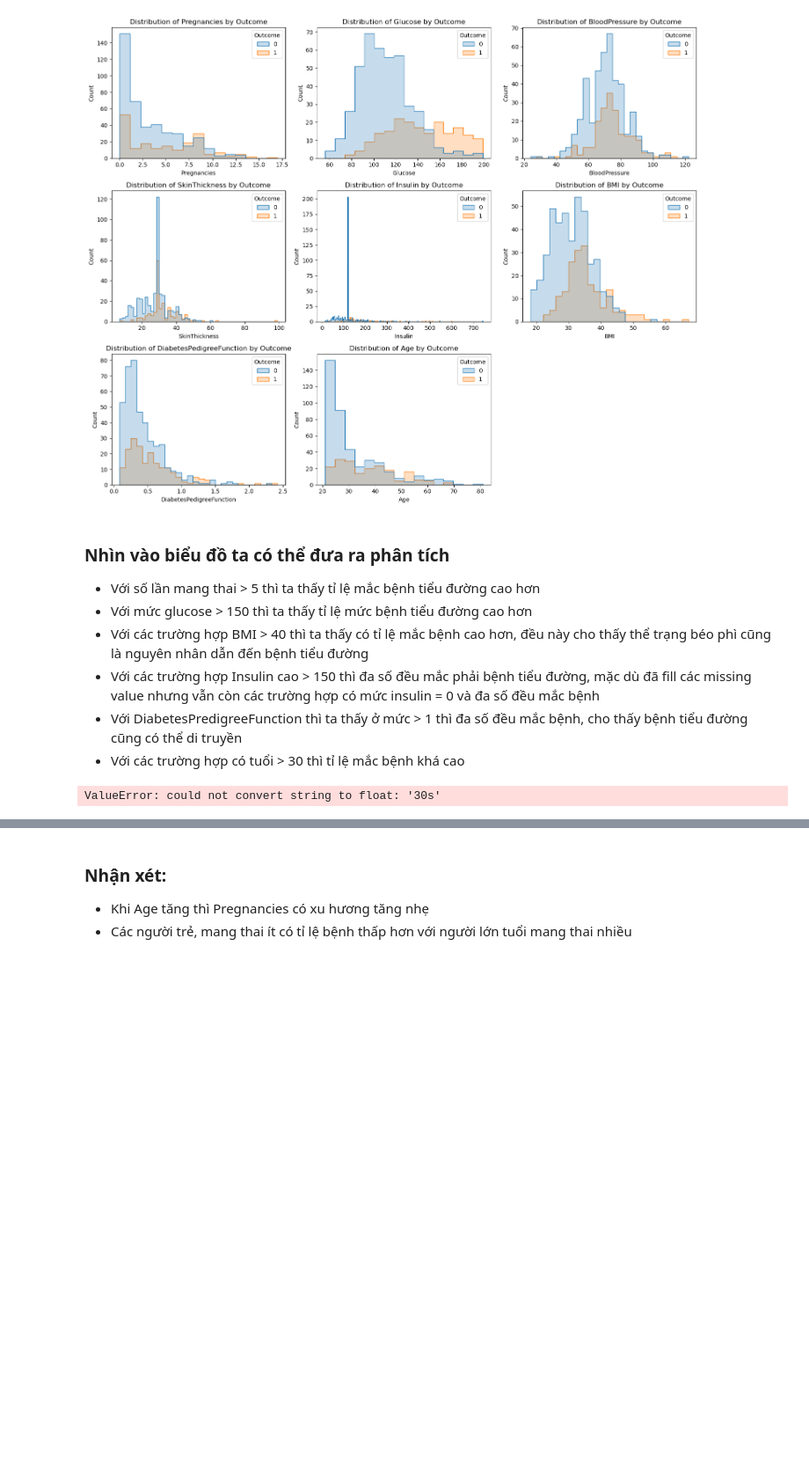
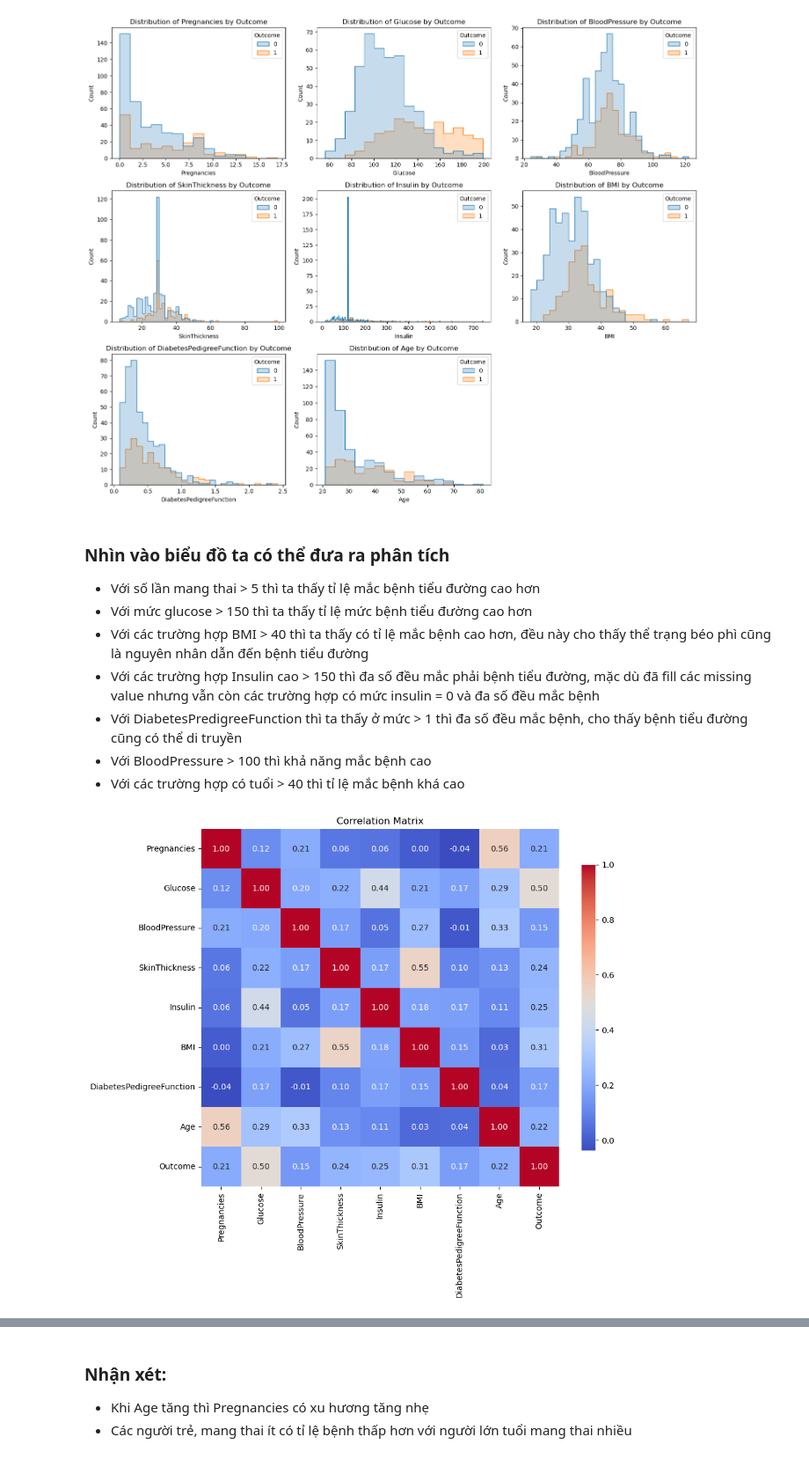
Before and after one commit to MinhNguyen-leo/SGU25_ML_GroupProject, a Jupyter notebook: Pima_indians_diabetes/Pima_indians_diabetes.ipynb, the cells around one changed output, grey strips where cells are left out. Shown at 88% size. Cells and saved outputs as stored; diff of their text form; code cells hidden in the pictures; blank space fills up the shorter version.

```diff
--- a/Pima_indians_diabetes/Pima_indians_diabetes.ipynb
+++ b/Pima_indians_diabetes/Pima_indians_diabetes.ipynb
@@ -137,15 +158,16 @@ plot_feature_distributions(df_train, features, target)
 * Với các trường hợp BMI > 40 thì ta thấy có tỉ lệ mắc bệnh cao hơn, đều này cho thấy thể trạng béo phì cũng là nguyên nhân dẫn đến bệnh tiểu đường
 * Với các trường hợp Insulin cao > 150 thì đa số đều mắc phải bệnh tiểu đường, mặc dù đã fill các missing value nhưng vẫn còn các trường hợp có mức insulin = 0 và đa số đều mắc bệnh
 * Với DiabetesPredigreeFunction thì ta thấy ở mức > 1 thì đa số đều mắc bệnh, cho thấy bệnh tiểu đường cũng có thể di truyền
-* Với các trường hợp có tuổi > 30 thì tỉ lệ mắc bệnh khá cao
+* Với BloodPressure > 100 thì khả năng mắc bệnh cao
+* Với các trường hợp có tuổi > 40 thì tỉ lệ mắc bệnh khá cao
 # %%
-corr = df.corr()
+corr = df_train.corr()
 plt.figure(figsize=(10, 8))
 sns.heatmap(corr, annot=True, fmt=".2f", cmap='coolwarm', square=True, cbar_kws={"shrink": .8})
 plt.title('Correlation Matrix')
 plt.show()
 # %% [output]
-ValueError: could not convert string to float: '30s'
+[figure, added]
 # %% [markdown]
 ### Nhận xét:
 * Dựa vào biểu đồ HeatMap ta thấy được các biến tương quan với Outcome:
```
Also changed, not shown: parts of 20 cells of this notebook, 5 other files.
